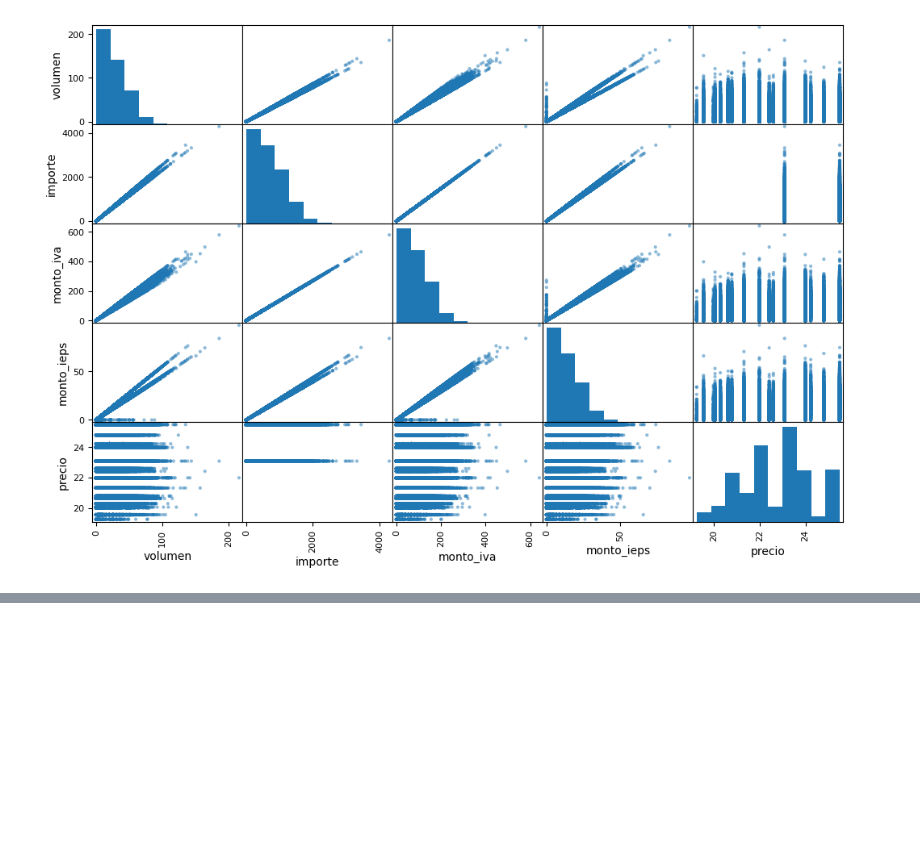
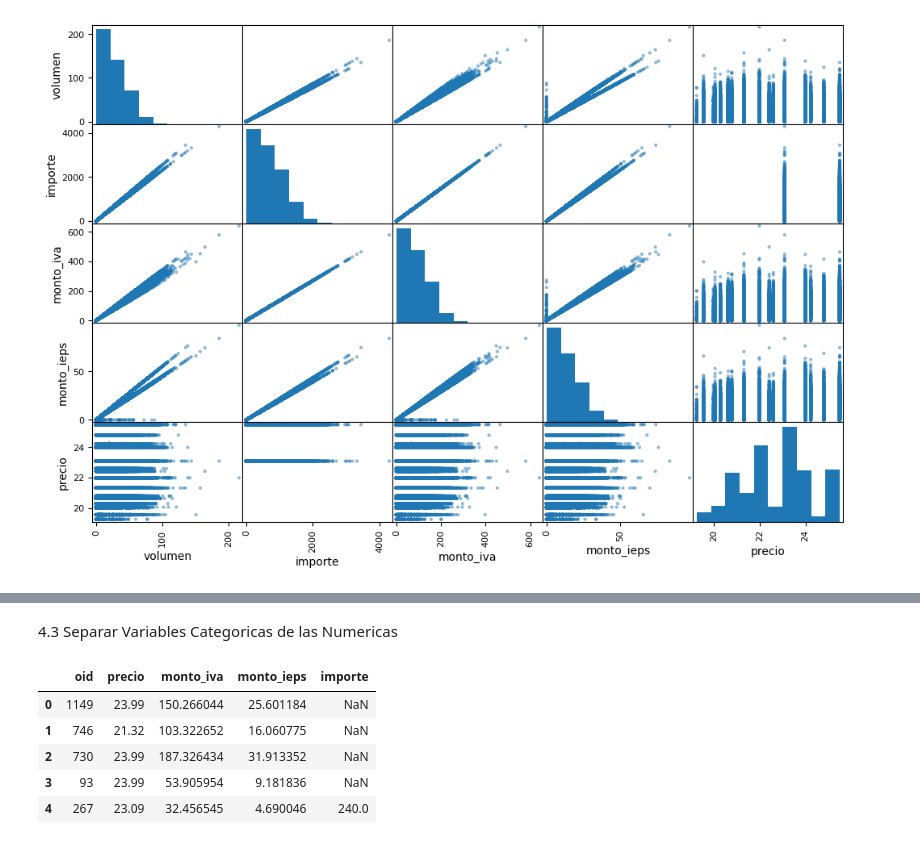
Before and after one commit to RiquelmeDom/project_machine_learning, a Jupyter notebook: project_forecast_ventas_combustible.ipynb, the cells around one changed output, grey strips where cells are left out. Drawn from its saved outputs; the diff is of its cells as text; code cells hidden in the pictures; blank space fills up the shorter version.

```diff
--- a/project_forecast_ventas_combustible.ipynb
+++ b/project_forecast_ventas_combustible.ipynb
@@ -246,0 +279,12 @@ plt.show()
+# %% [markdown]
+4.3 Separar Variables Categoricas de las Numericas
+# %%
+data_num = data.drop(['turno', 'isla', 'tipo', 'ticket','cv_tanque', 'nom_prod', 'fecha'], axis=1)
+data_num.head()
+# %% [output]
+|  | oid | precio | monto_iva | monto_ieps | importe |
+| 0 | 1149 | 23.99 | 150.266044 | 25.601184 | NaN |
+| 1 | 746 | 21.32 | 103.322652 | 16.060775 | NaN |
+| 2 | 730 | 23.99 | 187.326434 | 31.913352 | NaN |
+| 3 | 93 | 23.99 | 53.905954 | 9.181836 | NaN |
+| 4 | 267 | 23.09 | 32.456545 | 4.690046 | 240.0 |
```
Also changed, not shown: parts of 28 cells of this notebook, 6 other files.
